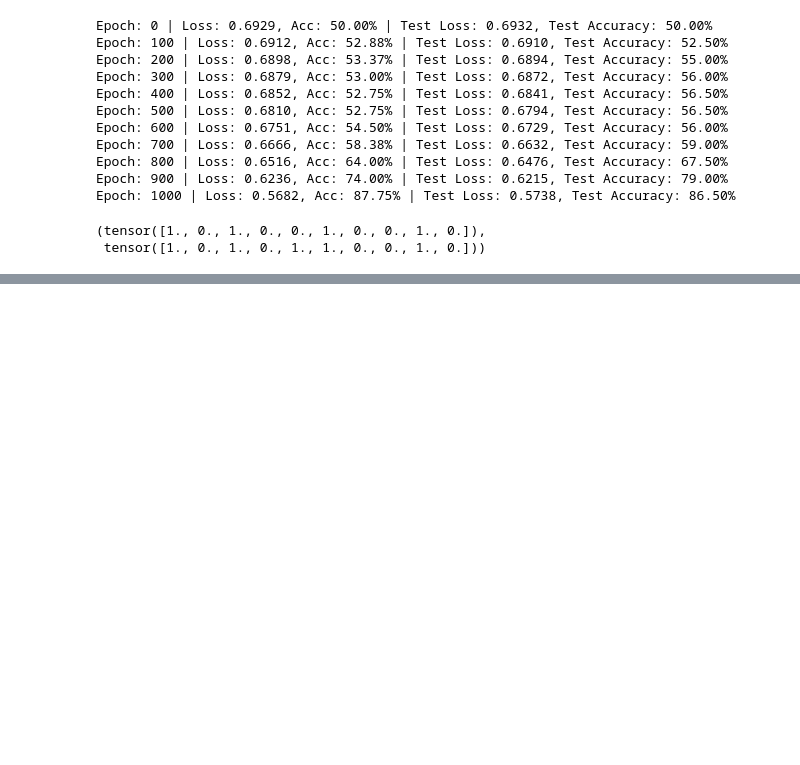
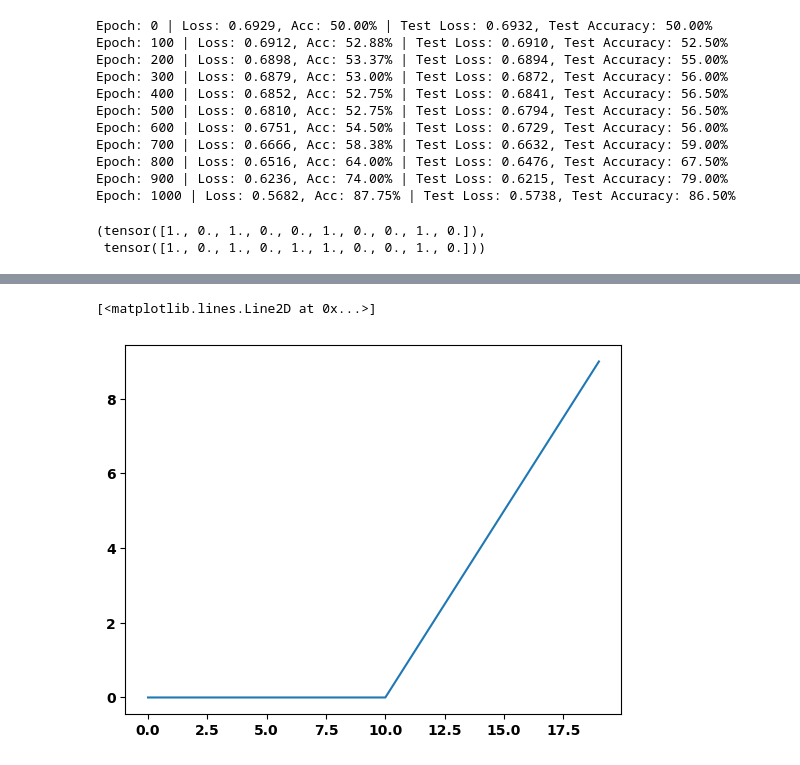
Before and after one commit to ahmad-shafiei/Pytorch_UnderConstruction, a Jupyter notebook: 02_nn_classification.ipynb, the cells around one changed output, grey strips where cells are left out. Saved outputs shown, nothing was run; the diff lists cells and outputs as text; code cells hidden in the pictures; blank space fills up the shorter version.

```diff
--- a/02_nn_classification.ipynb
+++ b/02_nn_classification.ipynb
@@ -747,0 +790,6 @@ plot_decision_boundary(model_3, X_test, y_test)
+# %%
+## plot relu activation function
+plt.plot(relu(A))
+# %% [output]
+[<matplotlib.lines.Line2D at 0x...>]
+[figure, added]
```
Also changed, not shown: parts of 16 cells of this notebook, 2 other files.
